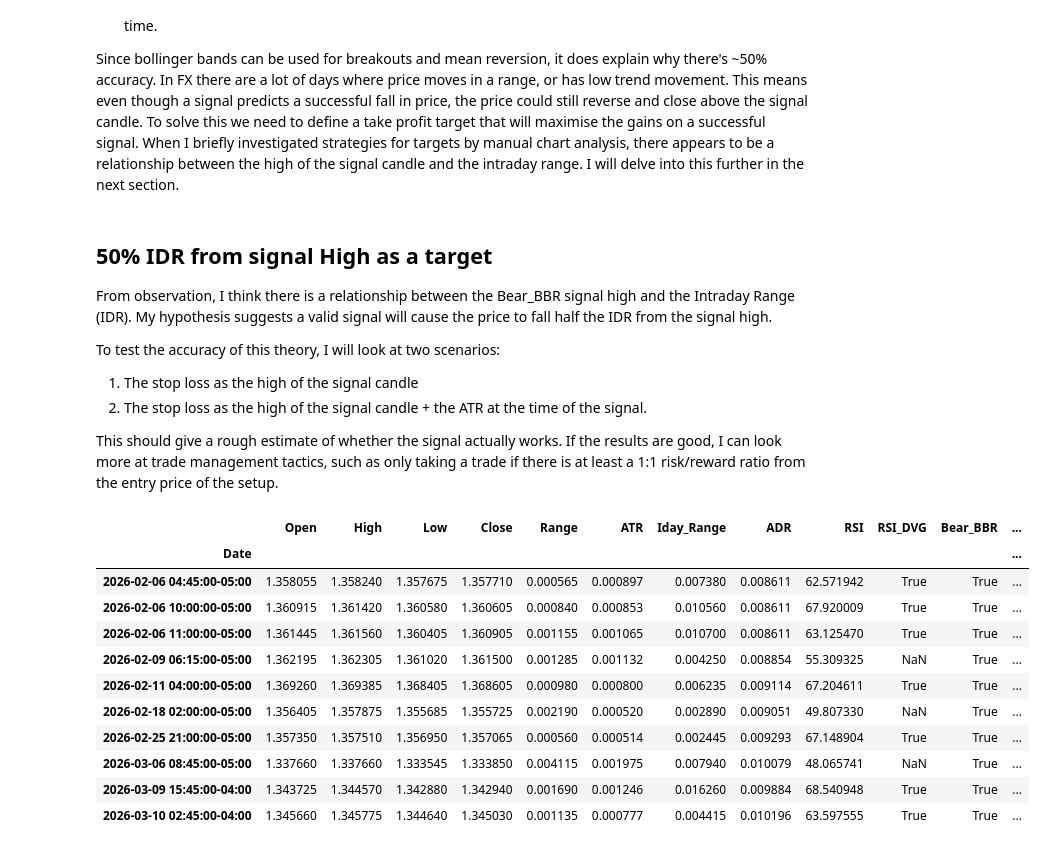
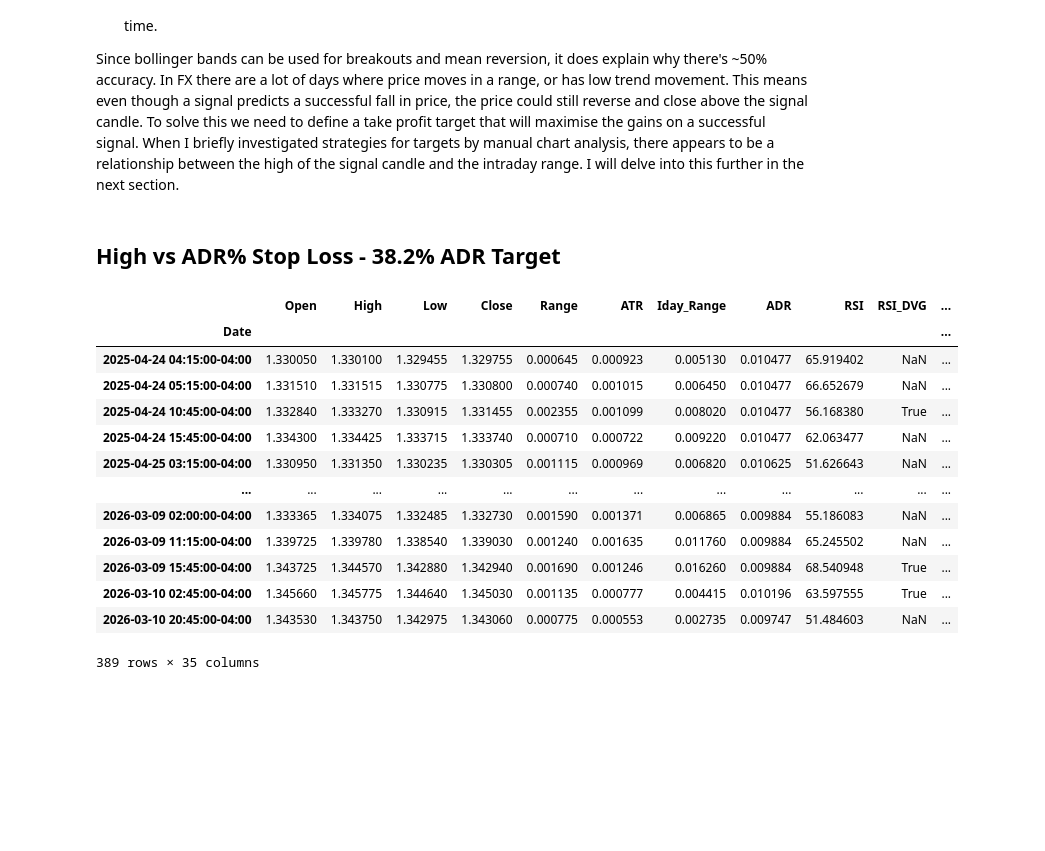
Before and after one commit to root-at-iyn/FXTradingResearch, a Jupyter notebook: research/bbu_reversal_v2.ipynb, the cells around one changed output. Cells and saved outputs as stored; diff of their text form; code cells hidden in the pictures; blank space fills up the shorter version.

```diff
--- a/research/bbu_reversal_v2.ipynb
+++ b/research/bbu_reversal_v2.ipynb
@@ -575,14 +575,6 @@ So comparing the two we can consider:
 - The max move down after the signal was greater than the max move up 47% of the time on both datasets. This shows the signals are good and are correctly identifying a drop in price at least half the time.
 
 Since bollinger bands can be used for breakouts and mean reversion, it does explain why there's ~50% accuracy. In FX there are a lot of days where price moves in a range, or has low trend movement. This means even though a signal predicts a successful fall in price, the price could still reverse and close above the signal candle. To solve this we need to define a take profit target that will maximise the gains on a successful signal. When I briefly investigated strategies for targets by manual chart analysis, there appears to be a relationship between the high of the signal candle and the intraday range. I will delve into this further in the next section.
-# %% [markdown]
-## 50% IDR from signal High as a target
-
-From observation, I think there is a relationship between the Bear_BBR signal high and the Intraday Range (IDR). My hypothesis suggests a valid signal will cause the price to fall half the IDR from the signal high.
-
-To test the accuracy of this theory, I will look at two scenarios:
-1. The stop loss as the high of the signal candle
-2. The stop loss as the high of the signal candle + the ATR at the time of the signal.
-
-This should give a rough estimate of whether the signal actually works. If the results are good, I can look more at trade management tactics, such as only taking a trade if there is at least a 1:1 risk/reward ratio from the entry price of the setup.
+# %% [markdown]
+## High vs ADR% Stop Loss - 38.2% ADR Target
 # %%
@@ -704,26 +704,28 @@ df[pct_50_idr_cols] = df.apply(get_pip_gain, axis=1, args=[df["High"], df["Low"]
 # %%
 # check signals
 
 df[
     [
         "Open", "High", "Low","Close", "Range",
-        "ATR", "Iday_Range", "ADR", "RSI", "RSI_DVG",
+        "ATR", "Iday_Range", "ADR", "RSI", "RSI_DVG", "Close_%SMA",
         "Bear_BBR", "Bear_Engulf", "Shooting_Star",
         "Dark_Cloud", "Hammer","BBU_BO", "IHR", "S_R",
         "SMA32_Slope", "SMA_Trend", *pct_50_idr_cols
      ]
-].query("Bear_BBR == True").tail(10)
+].query("Bear_BBR == True")
 # %% [output]
-|  | Open | High | Low | Close | Range | ATR | Iday_Range | ADR | RSI | RSI_DVG | Bear_BBR | ... |
-| Date |  |  |  |  |  |  |  |  |  |  |  | ... |
-| 2026-02-06 04:45:00-05:00 | 1.358055 | 1.358240 | 1.357675 | 1.357710 | 0.000565 | 0.000897 | 0.007380 | 0.008611 | 62.571942 | True | True | ... |
-| 2026-02-06 10:00:00-05:00 | 1.360915 | 1.361420 | 1.360580 | 1.360605 | 0.000840 | 0.000853 | 0.010560 | 0.008611 | 67.920009 | True | True | ... |
-| 2026-02-06 11:00:00-05:00 | 1.361445 | 1.361560 | 1.360405 | 1.360905 | 0.001155 | 0.001065 | 0.010700 | 0.008611 | 63.125470 | True | True | ... |
-| 2026-02-09 06:15:00-05:00 | 1.362195 | 1.362305 | 1.361020 | 1.361500 | 0.001285 | 0.001132 | 0.004250 | 0.008854 | 55.309325 | NaN | True | ... |
-| 2026-02-11 04:00:00-05:00 | 1.369260 | 1.369385 | 1.368405 | 1.368605 | 0.000980 | 0.000800 | 0.006235 | 0.009114 | 67.204611 | True | True | ... |
-| 2026-02-18 02:00:00-05:00 | 1.356405 | 1.357875 | 1.355685 | 1.355725 | 0.002190 | 0.000520 | 0.002890 | 0.009051 | 49.807330 | NaN | True | ... |
-| 2026-02-25 21:00:00-05:00 | 1.357350 | 1.357510 | 1.356950 | 1.357065 | 0.000560 | 0.000514 | 0.002445 | 0.009293 | 67.148904 | True | True | ... |
-| 2026-03-06 08:45:00-05:00 | 1.337660 | 1.337660 | 1.333545 | 1.333850 | 0.004115 | 0.001975 | 0.007940 | 0.010079 | 48.065741 | NaN | True | ... |
-| 2026-03-09 15:45:00-04:00 | 1.343725 | 1.344570 | 1.342880 | 1.342940 | 0.001690 | 0.001246 | 0.016260 | 0.009884 | 68.540948 | True | True | ... |
-| 2026-03-10 02:45:00-04:00 | 1.345660 | 1.345775 | 1.344640 | 1.345030 | 0.001135 | 0.000777 | 0.004415 | 0.010196 | 63.597555 | True | True | ... |
+|  | Open | High | Low | Close | Range | ATR | Iday_Range | ADR | RSI | RSI_DVG | ... |
+| Date |  |  |  |  |  |  |  |  |  |  | ... |
+| 2025-04-24 04:15:00-04:00 | 1.330050 | 1.330100 | 1.329455 | 1.329755 | 0.000645 | 0.000923 | 0.005130 | 0.010477 | 65.919402 | NaN | ... |
+| 2025-04-24 05:15:00-04:00 | 1.331510 | 1.331515 | 1.330775 | 1.330800 | 0.000740 | 0.001015 | 0.006450 | 0.010477 | 66.652679 | NaN | ... |
+| 2025-04-24 10:45:00-04:00 | 1.332840 | 1.333270 | 1.330915 | 1.331455 | 0.002355 | 0.001099 | 0.008020 | 0.010477 | 56.168380 | True | ... |
+| 2025-04-24 15:45:00-04:00 | 1.334300 | 1.334425 | 1.333715 | 1.333740 | 0.000710 | 0.000722 | 0.009220 | 0.010477 | 62.063477 | NaN | ... |
+| 2025-04-25 03:15:00-04:00 | 1.330950 | 1.331350 | 1.330235 | 1.330305 | 0.001115 | 0.000969 | 0.006820 | 0.010625 | 51.626643 | NaN | ... |
+| ... | ... | ... | ... | ... | ... | ... | ... | ... | ... | ... | ... |
+| 2026-03-09 02:00:00-04:00 | 1.333365 | 1.334075 | 1.332485 | 1.332730 | 0.001590 | 0.001371 | 0.006865 | 0.009884 | 55.186083 | NaN | ... |
+| 2026-03-09 11:15:00-04:00 | 1.339725 | 1.339780 | 1.338540 | 1.339030 | 0.001240 | 0.001635 | 0.011760 | 0.009884 | 65.245502 | NaN | ... |
+| 2026-03-09 15:45:00-04:00 | 1.343725 | 1.344570 | 1.342880 | 1.342940 | 0.001690 | 0.001246 | 0.016260 | 0.009884 | 68.540948 | True | ... |
+| 2026-03-10 02:45:00-04:00 | 1.345660 | 1.345775 | 1.344640 | 1.345030 | 0.001135 | 0.000777 | 0.004415 | 0.010196 | 63.597555 | True | ... |
+| 2026-03-10 20:45:00-04:00 | 1.343530 | 1.343750 | 1.342975 | 1.343060 | 0.000775 | 0.000553 | 0.002735 | 0.009747 | 51.484603 | NaN | ... |
+389 rows × 35 columns
 # %%
```
Also changed, not shown: parts of 15 cells of this notebook, 5 other files.
